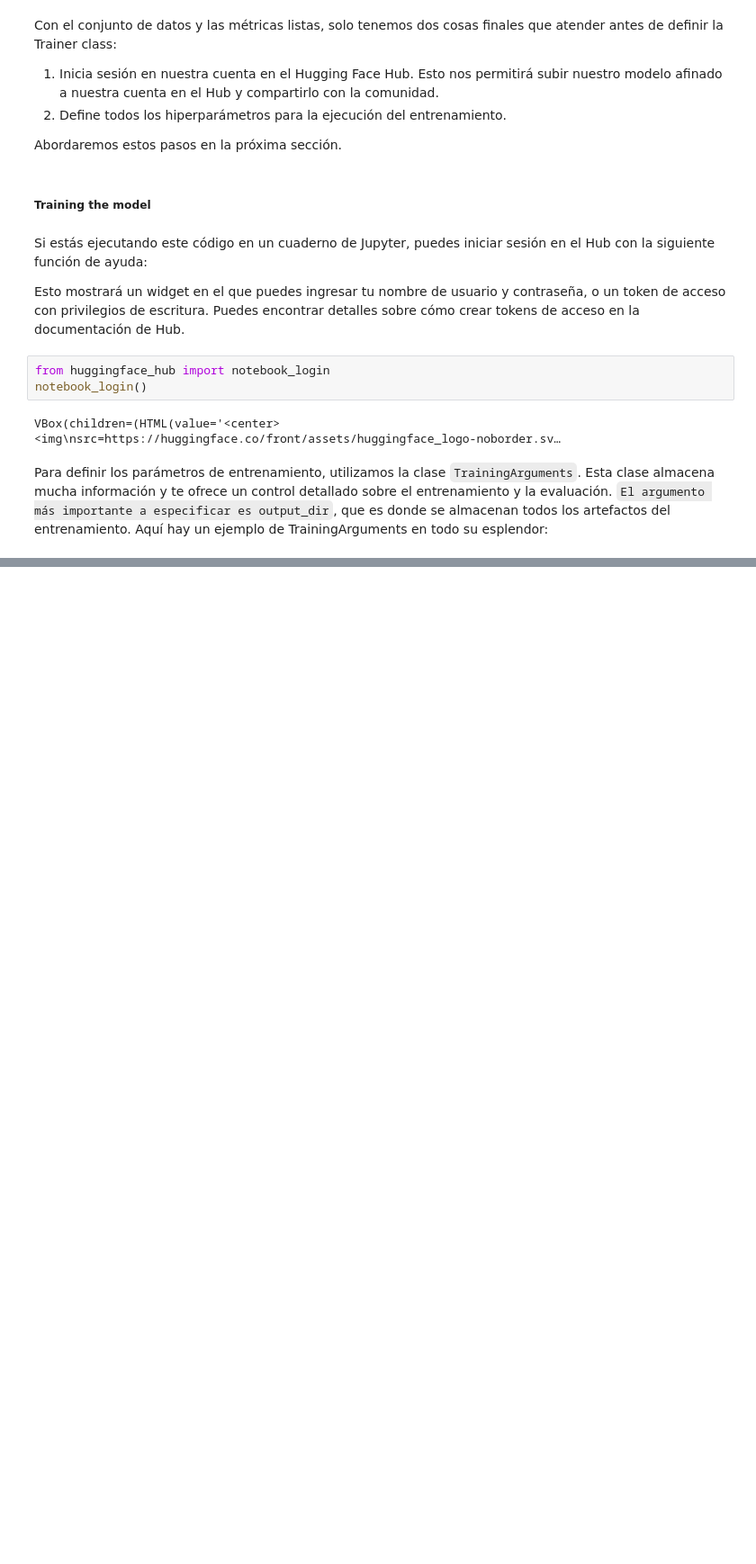
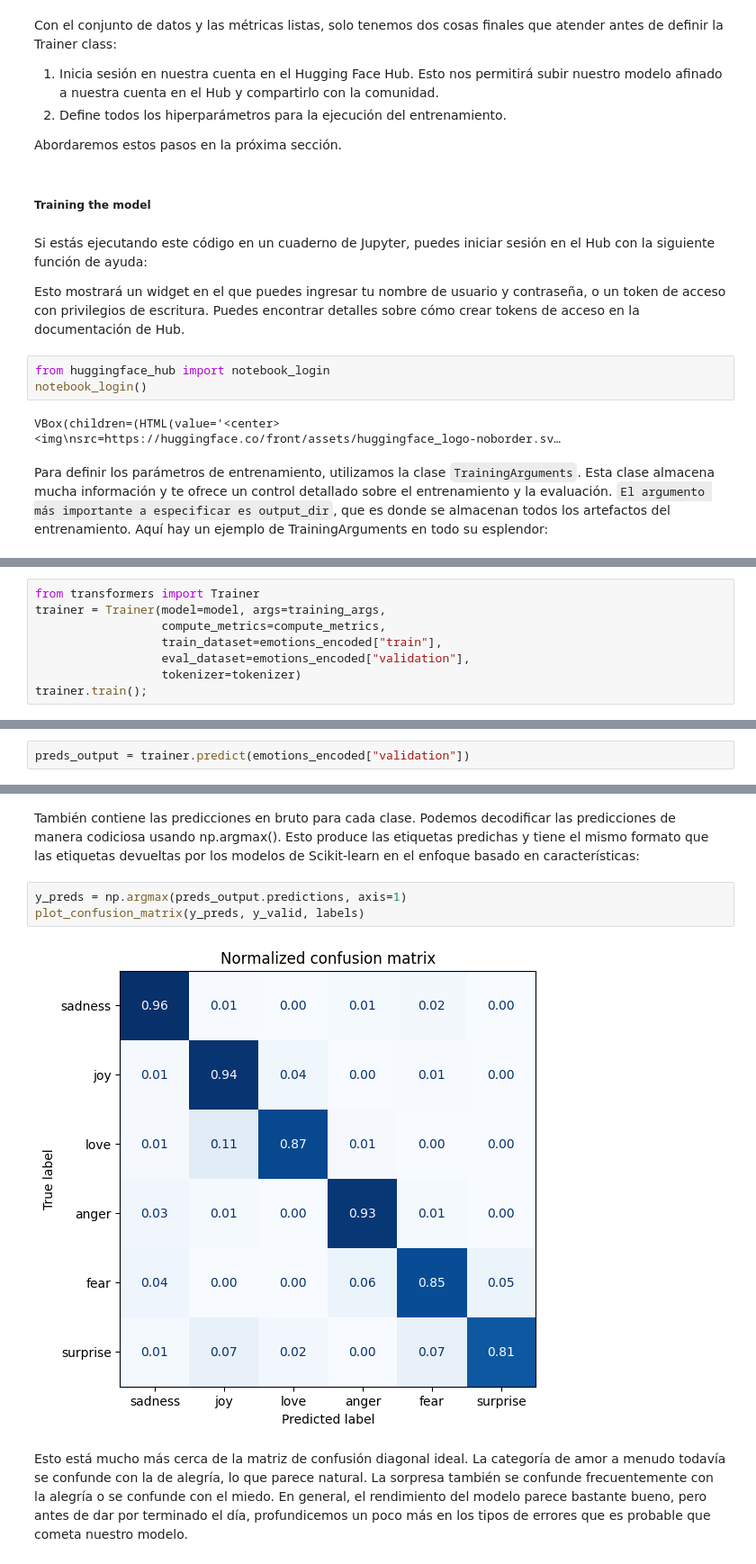
Before and after one commit to luiscxz/NLP, a Jupyter notebook: Cap2_Text Classification.ipynb, the cells around one changed output, grey strips where cells are left out. Shown at 90% size. Drawn from its saved outputs; the diff is of its cells as text; blank space fills up the shorter version.

Commit message:
cap2 terminado

```diff
--- a/Cap2_Text Classification.ipynb
+++ b/Cap2_Text Classification.ipynb
@@ -640,0 +638,8 @@ transformers.training_args
+# %%
+from transformers import Trainer
+trainer = Trainer(model=model, args=training_args,
+                  compute_metrics=compute_metrics,
+                  train_dataset=emotions_encoded["train"],
+                  eval_dataset=emotions_encoded["validation"],
+                  tokenizer=tokenizer)
+trainer.train();
@@ -640,0 +655,2 @@ transformers.training_args
+# %%
+preds_output = trainer.predict(emotions_encoded["validation"])
@@ -640,0 +670,9 @@ transformers.training_args
+# %% [markdown]
+También contiene las predicciones en bruto para cada clase. Podemos decodificar las predicciones de manera codiciosa usando np.argmax(). Esto produce las etiquetas predichas y tiene el mismo formato que las etiquetas devueltas por los modelos de Scikit-learn en el enfoque basado en características:
+# %%
+y_preds = np.argmax(preds_output.predictions, axis=1)
+plot_confusion_matrix(y_preds, y_valid, labels)
+# %% [output]
+[figure, added]
+# %% [markdown]
+Esto está mucho más cerca de la matriz de confusión diagonal ideal. La categoría de amor a menudo todavía se confunde con la de alegría, lo que parece natural. La sorpresa también se confunde frecuentemente con la alegría o se confunde con el miedo. En general, el rendimiento del modelo parece bastante bueno, pero antes de dar por terminado el día, profundicemos un poco más en los tipos de errores que es probable que cometa nuestro modelo.
```
Also changed, not shown: parts of 38 cells of this notebook, 1 other file.
